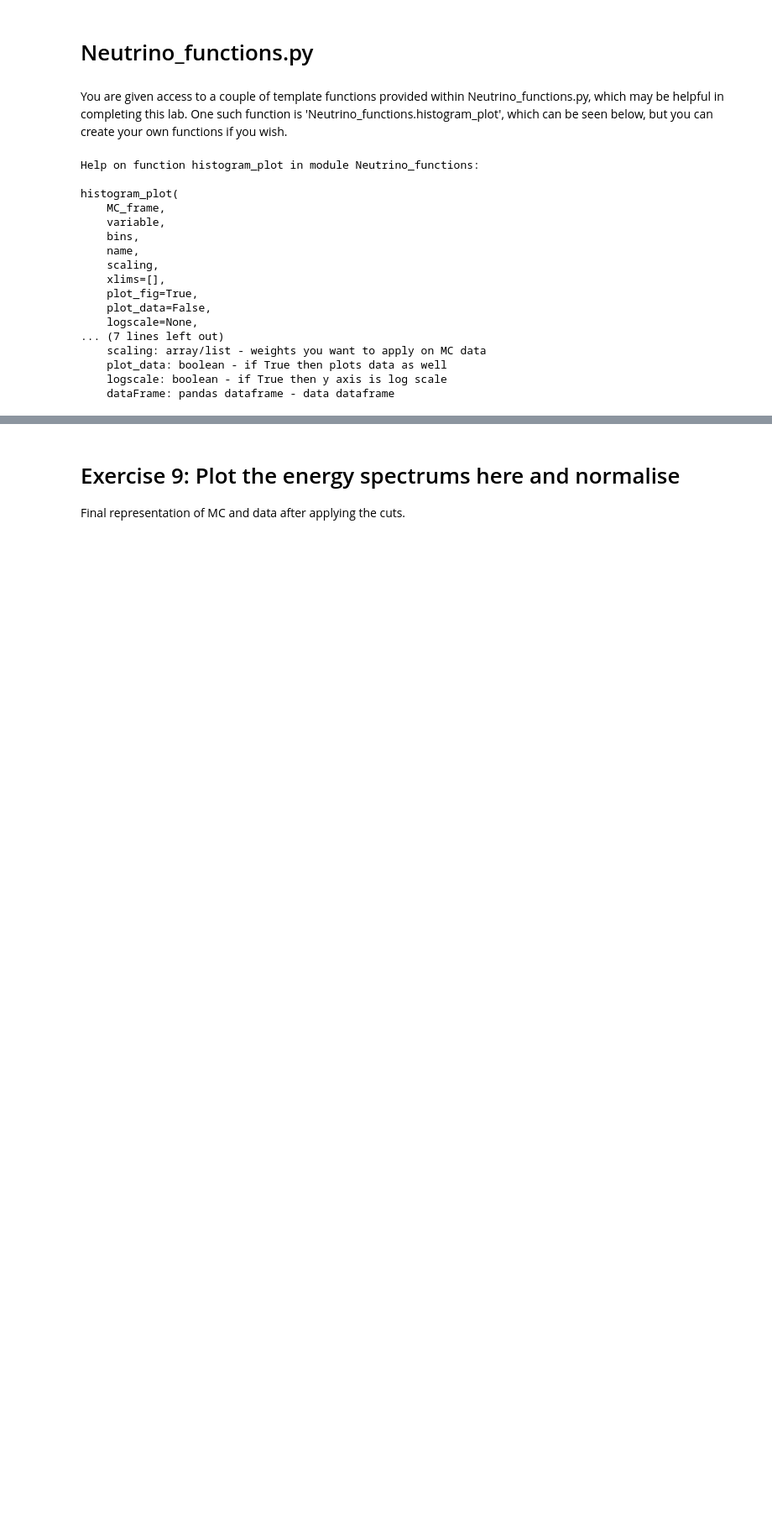
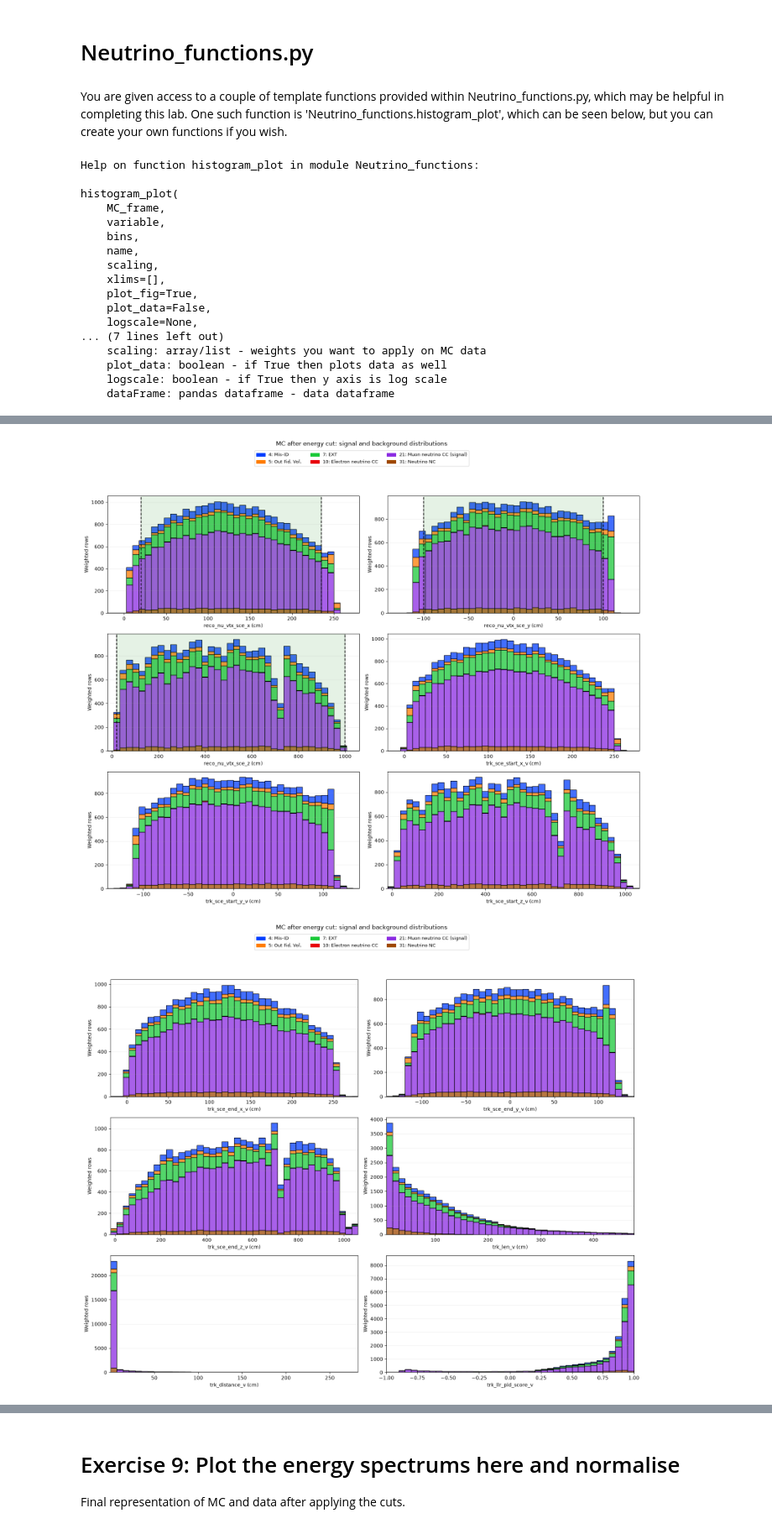
Before and after one commit to BouillieAnonymous/MicroBooNE_lab, a Jupyter notebook: MainAnalysis_template.ipynb, the cells around one changed output, grey strips where cells are left out. Shown at 84% size. Drawn from its saved outputs; the diff is of its cells as text; code cells hidden in the pictures; blank space fills up the shorter version.

```diff
--- a/MainAnalysis_template.ipynb
+++ b/MainAnalysis_template.ipynb
@@ -862,0 +552,36 @@ It is recommended to plot purity and efficiency after each variable cut.
+# %%
+variables_to_plot = [
+    'reco_nu_vtx_sce_x', 'reco_nu_vtx_sce_y', 'reco_nu_vtx_sce_z',
+    'trk_sce_start_x_v', 'trk_sce_start_y_v', 'trk_sce_start_z_v',
+    'trk_sce_end_x_v', 'trk_sce_end_y_v', 'trk_sce_end_z_v',
+    'trk_len_v', 'trk_distance_v', 'trk_llr_pid_score_v',
+    'topological_score', 'trk_score_v', '_closestNuCosmicDist',
+    'trk_energy_tot', 'trk_range_muon_mom_v', 'trk_mcs_muon_mom_v'
+]
+display_ranges = {}
+for variable in variables_to_plot:
+    if variable.startswith(('reco_nu_vtx_sce_', 'trk_sce_start_', 'trk_sce_end_')):
+        axis = variable[-1] if variable.startswith('reco_') else variable[-3]
+        display_ranges[variable] = {'x': (-20, 280), 'y': (-140, 140), 'z': (-20, 1060)}[axis]
+    elif variable in ['topological_score', 'trk_score_v']:
+        display_ranges[variable] = (0, 1)
+    elif variable == 'trk_llr_pid_score_v':
+        display_ranges[variable] = (-1, 1)
+    elif variable == 'trk_energy_tot':
+        display_ranges[variable] = (0, energy_upper_cut)
+    else:
+        values = pd.to_numeric(MC_EXT_energy_selected[variable], errors='coerce')
+        finite_values = values[np.isfinite(values)]
+        display_ranges[variable] = tuple(finite_values.quantile([0.01, 0.99]))
+
+proposed_ranges = {**fiducial_bounds,
+                   'topological_score': (minimum_topological_score, None)}
+for offset in range(0, len(variables_to_plot), 6):
+    plot_category_histograms(
+        MC_EXT_energy_selected, variables_to_plot[offset:offset+6],
+        ranges=display_ranges, cut_ranges=proposed_ranges,
+        title='MC after energy cut: signal and background distributions'
+    )
+# %% [output]
+[figure, added]
+[figure, added]
```
Also changed, not shown: parts of 57 cells of this notebook, 3 other files.
